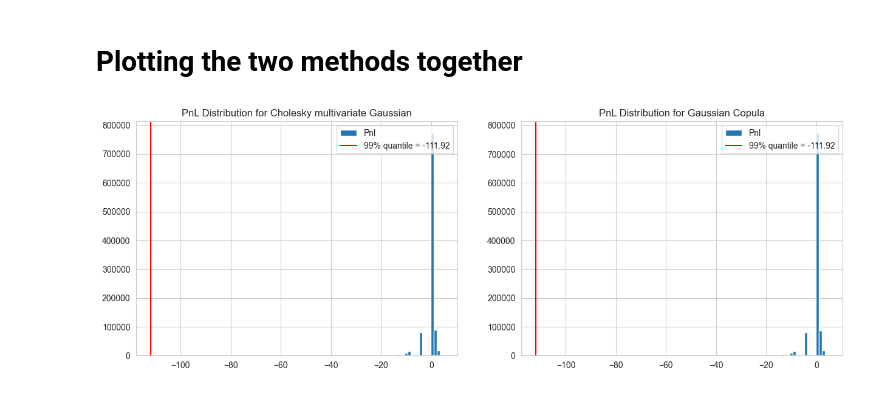
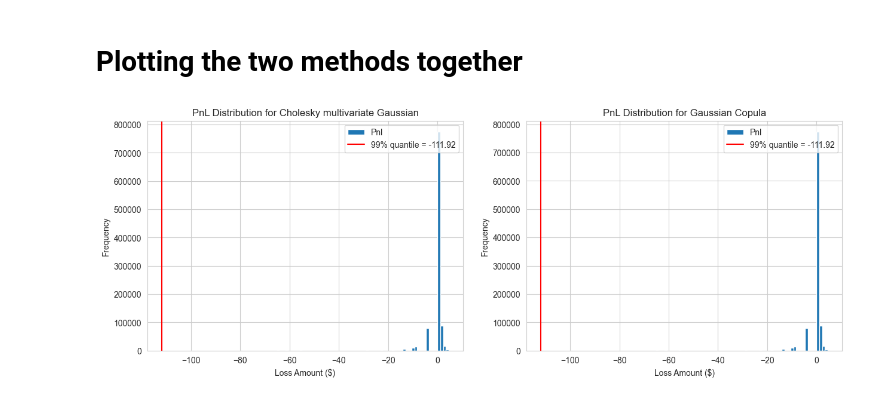
Before and after one commit to kaiwenShen/Credit_Risk, a Jupyter notebook: Credit_Risk.ipynb, the cells around one changed output. Saved outputs shown, nothing was run; the diff lists cells and outputs as text; code cells hidden in the pictures.

```diff
--- a/Credit_Risk.ipynb
+++ b/Credit_Risk.ipynb
@@ -264,17 +266,23 @@ yes they are different
 # %% [markdown]
 # Plotting the two methods together
 # %%
-plt.figure(figsize=(15,5))
-plt.subplot(1,2,1)
-plt.hist(Pnl_multivariate_Gaussian,bins=100,label='Pnl')
-plt.axvline(np.percentile(Pnl_multivariate_Gaussian,0.01),color='red',label = '99% quantile = {:.2f}'.format(np.percentile(Pnl_multivariate_Gaussian,0.01)))
+plt.figure(figsize=(15, 5))
+plt.subplot(1, 2, 1)
+plt.hist(Pnl_multivariate_Gaussian, bins=100, label='Pnl')
+plt.axvline(np.percentile(Pnl_multivariate_Gaussian, 0.01), color='red',
+            label='99% quantile = {:.2f}'.format(np.percentile(Pnl_multivariate_Gaussian, 0.01)))
 plt.legend(loc='upper right')
+plt.ylabel('Frequency')
+plt.xlabel('Loss Amount ($)')
 plt.title('PnL Distribution for Cholesky multivariate Gaussian')
-plt.subplot(1,2,2)
-plt.hist(PnL_copula,bins=100,label='Pnl')
-plt.axvline(np.percentile(PnL_copula,0.01),color='red',label = '99% quantile = {:.2f}'.format(np.percentile(PnL_copula,0.01)))
+plt.subplot(1, 2, 2)
+plt.hist(PnL_copula, bins=100, label='Pnl')
+plt.axvline(np.percentile(PnL_copula, 0.01), color='red',
+            label='99% quantile = {:.2f}'.format(np.percentile(PnL_copula, 0.01)))
 plt.legend(loc='upper right')
+plt.ylabel('Frequency')
+plt.xlabel('Loss Amount ($)')
 plt.title('PnL Distribution for Gaussian Copula')
 plt.show()
 # %% [output]
-[figure, old version]
+[figure, new version]
```
Also changed, not shown: parts of 24 cells of this notebook.
